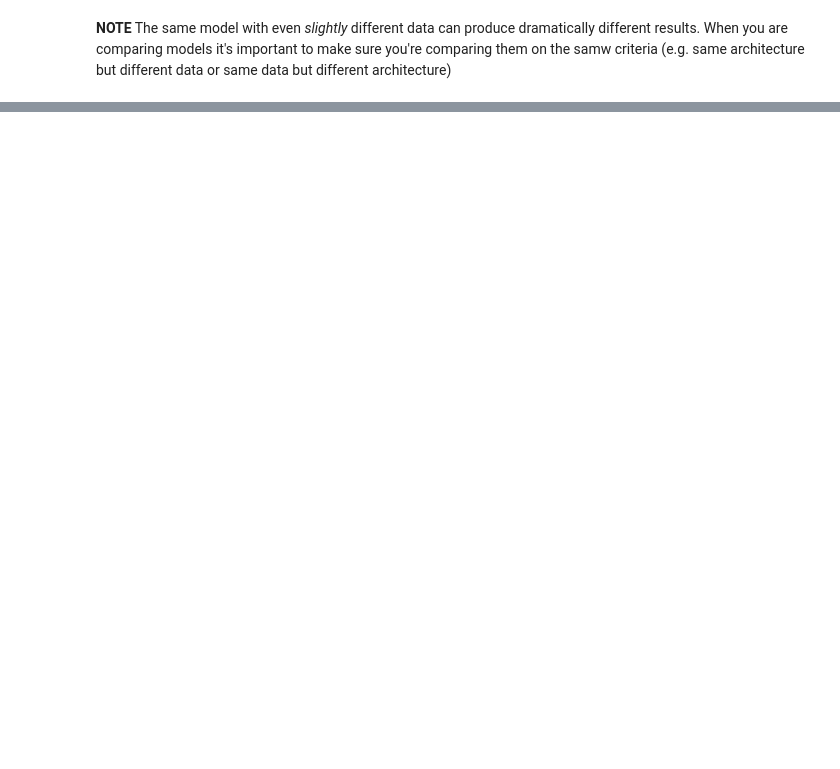
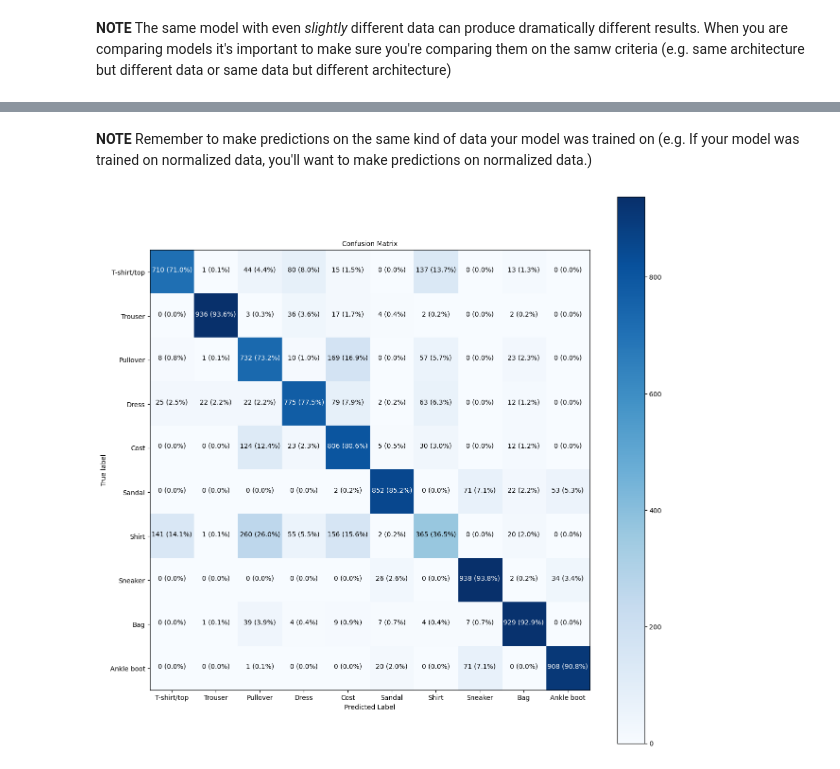
Before and after one commit to ArtyomHov/tensorflow-zero-to-mastery, a Jupyter notebook: 02_neural_network_classification_in_tensorflow.ipynb, the cells around one changed output, grey strips where cells are left out. Saved outputs shown, nothing was run; the diff lists cells and outputs as text; code cells hidden in the pictures; blank space fills up the shorter version.

```diff
--- a/02_neural_network_classification_in_tensorflow.ipynb
+++ b/02_neural_network_classification_in_tensorflow.ipynb
@@ -1219,0 +1279,25 @@ pd.DataFrame(norm_hiatory.history).plot(title="Normalized data")
+# %%
+# Let's refit the model with ideal learning rate
+import tensorflow as tf
+
+# Set random seed
+tf.random.set_seed(42)
+
+# Create model
+model_14 = tf.keras.Sequential([
+    tf.keras.layers.Flatten(input_shape=(28, 28)),
+    tf.keras.layers.Dense(4, activation='relu'),
+    tf.keras.layers.Dense(4, activation='relu'),
+    tf.keras.layers.Dense(10, activation='softmax'),
+])
+
+# Compile the model
+model_14.compile(loss=tf.keras.losses.SparseCategoricalCrossentropy(),
+                 optimizer=tf.keras.optimizers.Adam(learning_rate=0.001),
+                 )
+
+# Fit the model
+history_14 = model_14.fit(train_data_norm,
+                          train_labels,
+                          epochs=20,
+                          validation_data=(test_data_norm, test_labels))
@@ -1219,0 +1386,8 @@ pd.DataFrame(norm_hiatory.history).plot(title="Normalized data")
+# %%
+# Make some predictions with our model
+y_probs = model_14.predict(test_data_norm) # probs is short for "predicition probabilities"
+
+# View the first predictions
+y_probs[:5]
+# %% [markdown]
+**NOTE** Remember to make predictions on the same kind of data your model was trained on (e.g. If your model was trained on normalized data, you'll want to make predictions on normalized data.)
@@ -1219,0 +1396,6 @@ pd.DataFrame(norm_hiatory.history).plot(title="Normalized data")
+# %%
+# Convert all of the prediction probabilities into integers
+y_preds = y_probs.argmax(axis=1)
+
+# View the first 10 prediction labels
+y_preds[:10]
@@ -1219,0 +1408,10 @@ pd.DataFrame(norm_hiatory.history).plot(title="Normalized data")
+# %%
+# Make a prettier confusion matrix
+make_confusion_matrix(y_true=test_labels,
+                      y_pred=y_preds,
+                      classes=class_names,
+                      figsize=(15, 15),
+                      text_size=10
+)
+# %% [output]
+[figure, added]
```
Also changed, not shown: parts of 29 cells of this notebook.
